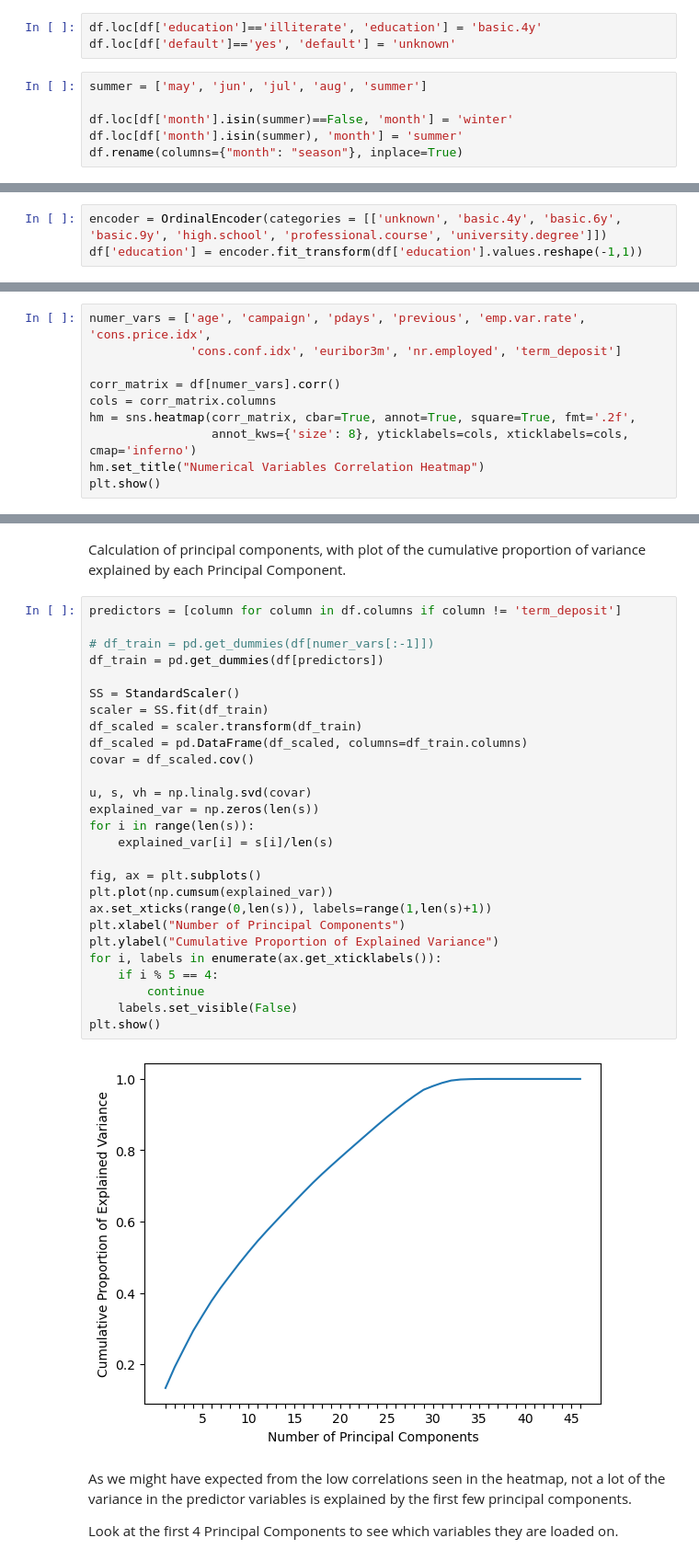
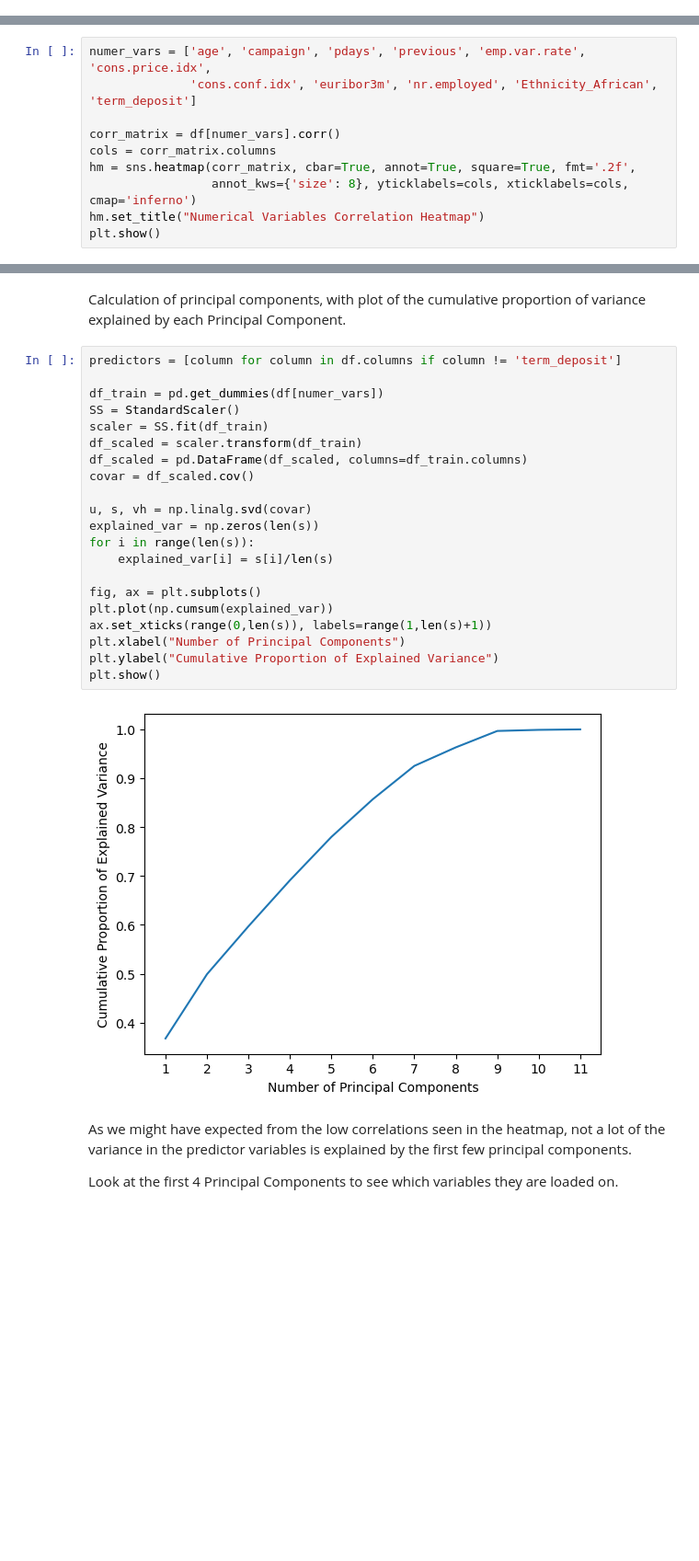
Before and after one commit to gav-conn/ML-Group-Project, a Jupyter notebook: main.ipynb, the cells around one changed output, grey strips where cells are left out. Shown: that part at 92% size. Cells and saved outputs as stored; diff of their text form; blank space fills up the shorter version.

```diff
--- a/main.ipynb
+++ b/main.ipynb
@@ -180,9 +45,0 @@ Similarly, the default variable only has 3 'yes' observations, and as such shoul
-# %%
-df.loc[df['education']=='illiterate', 'education'] = 'basic.4y'
-df.loc[df['default']=='yes', 'default'] = 'unknown'
-# %%
-summer = ['may', 'jun', 'jul', 'aug', 'summer']
-
-df.loc[df['month'].isin(summer)==False, 'month'] = 'winter'
-df.loc[df['month'].isin(summer), 'month'] = 'summer'
-df.rename(columns={"month": "season"}, inplace=True)
@@ -191,3 +45,0 @@ Want to convert the education variable to ordinal data.
-# %%
-encoder = OrdinalEncoder(categories = [['unknown', 'basic.4y', 'basic.6y', 'basic.9y', 'high.school', 'professional.course', 'university.degree']])
-df['education'] = encoder.fit_transform(df['education'].values.reshape(-1,1))
@@ -205,7 +79,7 @@ plt.show()
 Correlation heatmap between each of the numerical variables in our dataset with the variable of interest.
 # %%
 numer_vars = ['age', 'campaign', 'pdays', 'previous', 'emp.var.rate', 'cons.price.idx',
-              'cons.conf.idx', 'euribor3m', 'nr.employed', 'term_deposit']
+              'cons.conf.idx', 'euribor3m', 'nr.employed', 'Ethnicity_African', 'term_deposit']
 
 corr_matrix = df[numer_vars].corr()
 cols = corr_matrix.columns
@@ -226,32 +100,26 @@ Calculation of principal components, with plot of the cumulative proportion of v
 # %%
 predictors = [column for column in df.columns if column != 'term_deposit']
 
-# df_train = pd.get_dummies(df[numer_vars[:-1]])
-df_train = pd.get_dummies(df[predictors])
-
+df_train = pd.get_dummies(df[numer_vars])
 SS = StandardScaler()
 scaler = SS.fit(df_train)
 df_scaled = scaler.transform(df_train)
 df_scaled = pd.DataFrame(df_scaled, columns=df_train.columns)
 covar = df_scaled.cov()
 
 u, s, vh = np.linalg.svd(covar)
 explained_var = np.zeros(len(s))
 for i in range(len(s)):
     explained_var[i] = s[i]/len(s)
 
 fig, ax = plt.subplots()
 plt.plot(np.cumsum(explained_var))
 ax.set_xticks(range(0,len(s)), labels=range(1,len(s)+1))
 plt.xlabel("Number of Principal Components")
 plt.ylabel("Cumulative Proportion of Explained Variance")
-for i, labels in enumerate(ax.get_xticklabels()):
-    if i % 5 == 4:
-        continue
-    labels.set_visible(False)
 plt.show()
 # %% [output]
-[figure, old version]
+[figure, new version]
 # %% [markdown]
 As we might have expected from the low correlations seen in the heatmap, not a lot of the variance in the predictor variables is explained by the first few principal components.
 
```
Also changed, not shown: parts of 51 cells of this notebook.
